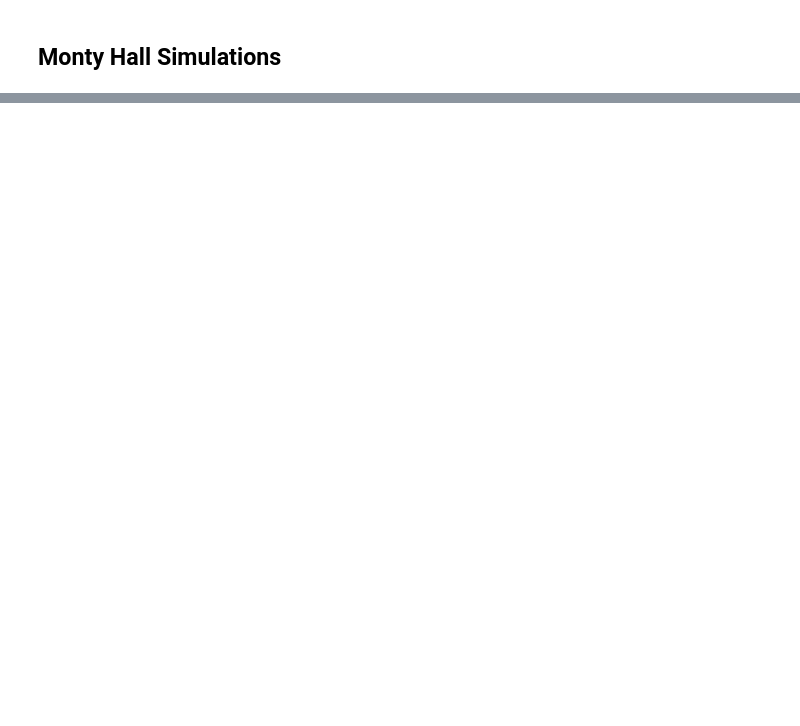
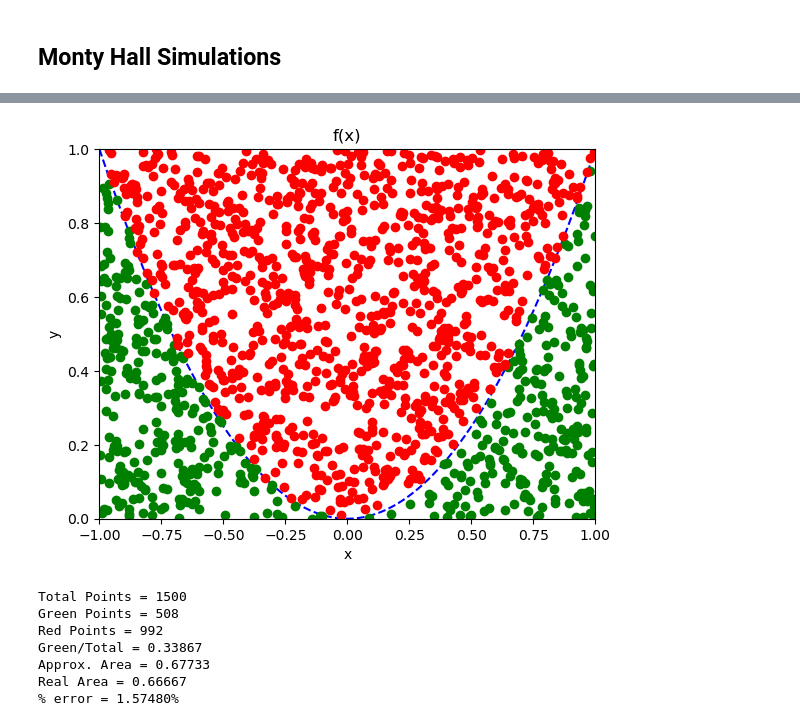
Before and after one commit to EmanuelVega11/code_2500, a Jupyter notebook: probability.ipynb, the cells around one changed output, grey strips where cells are left out. Drawn from its saved outputs; the diff is of its cells as text; code cells hidden in the pictures; blank space fills up the shorter version.

```diff
--- a/probability.ipynb
+++ b/probability.ipynb
@@ -195,0 +229,64 @@ plt.show()
+# %%
+import numpy as np
+import matplotlib.pyplot as plt
+from scipy.integrate import quad
+
+a, b = -1.0, 1.0 # try changing the bounds
+f = lambda x: np.abs(x**2) # try changing the function (this only works if the function is positive)
+x = np.linspace(a, b, 500)
+ymax = np.max(f(x))
+
+# this really only works for positive areas (will get weird for other shapes the way I'm writing it.)
+plt.xlim(a, b)
+plt.ylim(0, ymax)
+plt.plot(x, f(x), 'b--', label="y=f(x)")
+
+# now we generate our huge number of points
+scatter_points = []
+N = 1500
+for i in range(N):
+    x_sample = np.random.random() * (b-a) + a # generates a random value between [-1, 1)
+    y_sample = np.random.random() * (ymax) # generates a random value between [0, ymax)
+    scatter_points.append((x_sample, y_sample))
+
+points_in = []
+points_out = []
+for sample_point in scatter_points:
+    if (sample_point[1] > f(sample_point[0])): # checking whether the point is above or below f(x)
+        points_out.append(sample_point)
+    else:
+        points_in.append(sample_point)
+
+x_in, y_in = zip(*points_in)
+x_out, y_out = zip(*points_out)
+
+plt.plot(x_in, y_in, 'go', label="in")
+plt.plot(x_out, y_out, 'ro', label="out")
+plt.title("f(x)")
+plt.xlabel("x")
+plt.ylabel("y")
+
+plt.show()
+
+ratio = len(points_in) / N
+approx_area = ratio * ymax * (b - a) # ymax * (b-a) is the area of the rectangle in the graph
+
+result, _ = quad(f, a, b) # this is how you do an integral in python (using riemann sum)
+p_error = (np.abs(result - approx_area))/approx_area # % error = (actual - expected) / expected
+
+print(f"Total Points = {N}")
+print(f"Green Points = {len(points_in)}")
+print(f"Red Points = {len(points_out)}")
+print(f"Green/Total = {ratio:.5f}")
+print(f"Approx. Area = {approx_area:.5f}")
+print(f"Real Area = {result:.5f}")
+print(f"% error = {p_error*100:.5f}%")
+# %% [output]
+[figure, added]
+Total Points = 1500
+Green Points = 508
+Red Points = 992
+Green/Total = 0.33867
+Approx. Area = 0.67733
+Real Area = 0.66667
+% error = 1.57480%
```
Also changed, not shown: parts of 6 cells of this notebook, 1 other file.
